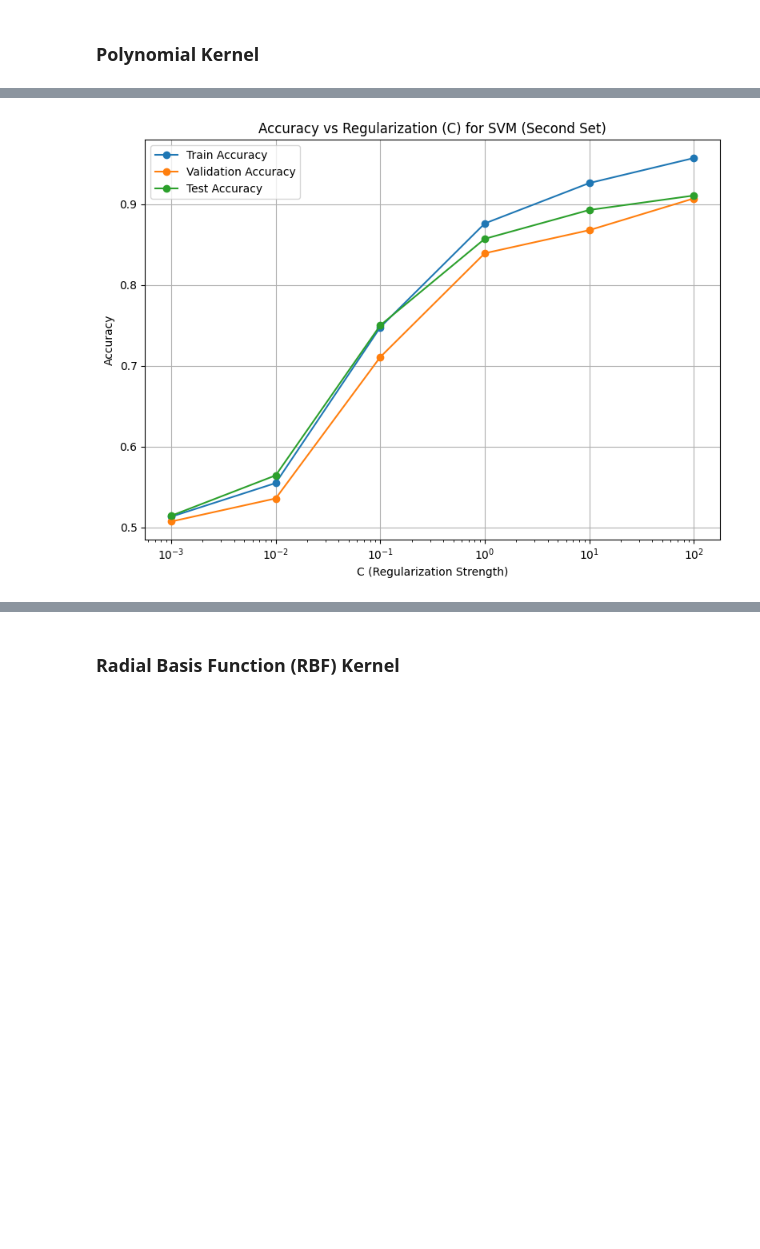
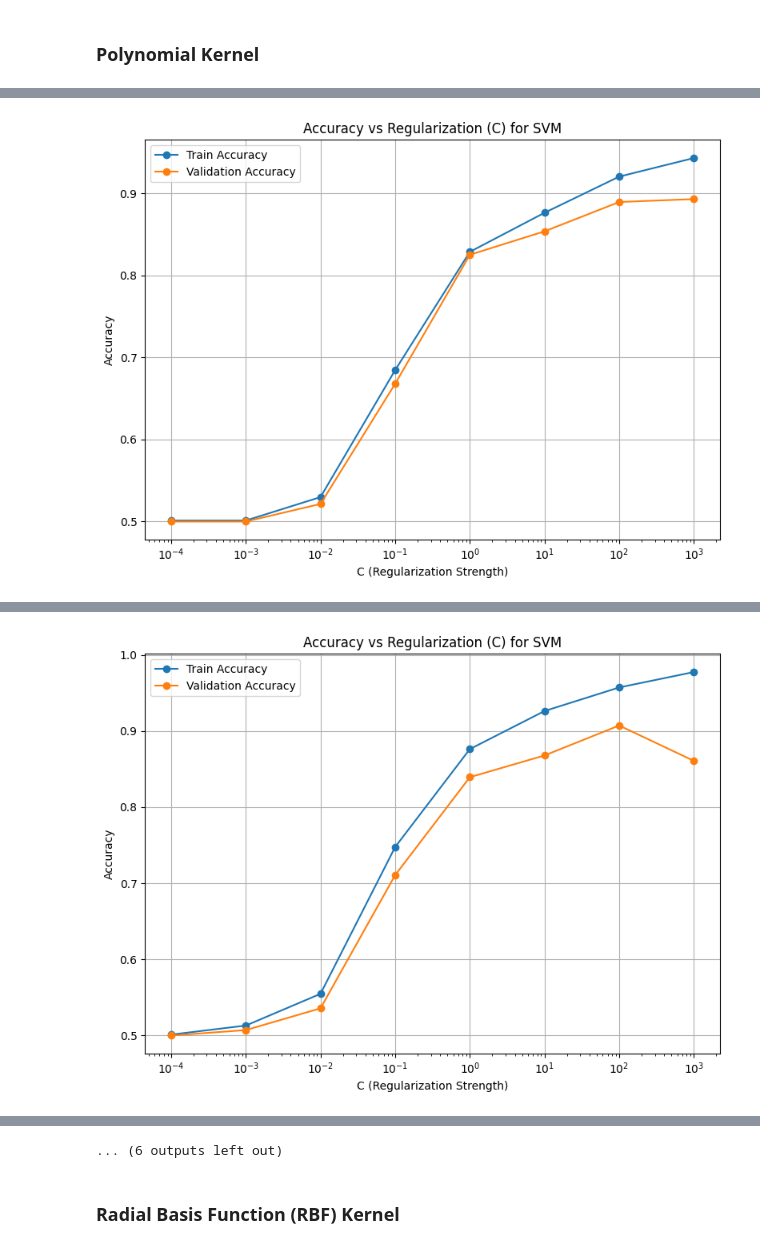
Before and after one commit to cjin0711/final-project, a Jupyter notebook: models/SVM.ipynb, the cells around one changed output, grey strips where cells are left out. Cells and saved outputs as stored; diff of their text form; code cells hidden in the pictures; blank space fills up the shorter version.

```diff
--- a/models/SVM.ipynb
+++ b/models/SVM.ipynb
@@ -129,5 +214,5 @@ Regularization Values (C)
 # %%
-c_values = [0.001, 0.01, 0.1, 1, 10, 100]
+c_values = [0.0001, 0.001, 0.01, 0.1, 1, 10, 100, 1000]
 # %% [markdown]
 ### Linear Kernel
 # %%
@@ -197,54 +242,44 @@ Test Accuracy: 0.9285714285714286
 # %% [markdown]
 ### Polynomial Kernel
 # %%
-from sklearn import svm
 
-for c in c_values:
-    # initialize svc
-    svm_polynomial = svm.SVC(kernel='poly', C=c, degree=3)
+# ------------------ Relationship between c-value and Accuracy --------------------------
 
-    # train model / fit to training data
-    svm_polynomial.fit(X_train, y_train)
+# Goal: Find best c-value
 
-    print(f'C={c}:')
+# Degree = 2
+train_svm('poly', c_values, 2)
 
-    # train accuracy
-    train_prediction = svm_polynomial.predict(X_train)
-    train_accuracy = np.mean(train_prediction == y_train)
-    print(f'Train Accuracy: {train_accuracy}')
+# Degree = 3
+train_svm('poly', c_values, 3)
 
-    # validation accuracy
-    val_prediction = svm_polynomial.predict(X_val)
-    val_accuracy = np.mean(val_prediction == y_val)
-    print(f'Validation Accuracy: {val_accuracy}')
+# Degree = 4
+train_svm('poly', c_values, 4)
 
-    # test accuracy
-    test_prediction = svm_polynomial.predict(X_test)
-    test_accuracy = np.mean(test_prediction == y_test)
-    print(f'Test Accuracy: {test_accuracy}\n')
+# Degree = 5
+train_svm('poly', c_values, 5)
 
-    # # make prediction based on X_val (new data)
-    # prediction = svm_polynomial.predict(X_test)
+# Degree = 6
+train_svm('poly', c_values, 6)
 
-    # # measure accuracy
-    # accuracy = np.mean(prediction == y_test)
-    # print(f'C={c}: {accuracy}')
+# Degree = 7
+train_svm('poly', c_values, 7)
 
-train_accuracies_2 = [0.513095238095238, 0.5547619047619048, 0.7476190476190476, 0.8761904761904762, 0.9261904761904762, 0.9571428571428572]
-val_accuracies_2 = [0.5071428571428571, 0.5357142857142857, 0.7107142857142857, 0.8392857142857143, 0.8678571428571429, 0.9071428571428571]
-test_accuracies_2 = [0.5142857142857142, 0.5642857142857143, 0.75, 0.8571428571428571, 0.8928571428571429, 0.9107142857142857]
+# Degree = 8
+train_svm('poly', c_values, 8)
 
-# Plot
-plt.figure(figsize=(8, 6))
-plt.plot(c_values, train_accuracies_2, marker='o', label='Train Accuracy')
-plt.plot(c_values, val_accuracies_2, marker='o', label='Validation Accuracy')
-plt.plot(c_values, test_accuracies_2, marker='o', label='Test Accuracy')
-plt.xscale('log')
-plt.xlabel('C (Regularization Strength)')
-plt.ylabel('Accuracy')
-plt.title('Accuracy vs Regularization (C) for SVM (Second Set)')
-plt.legend()
-plt.grid(True)
-plt.tight_layout()
-plt.show()
+# Degree = 9
+train_svm('poly', c_values, 9)
+
+
+#------------------- Relationship between degree and Accuracy --------------------------
+
+# Goal: Use best c-value to find best degree through Degree vs. Train and Validate Accuracy
+
+degrees = [2,3,4,5,6,7,8,9]
+train_svm_by_degree(c_values[6], degrees)
+
+
+# FINAL CONCLUSION
+# -> c = 100 generates highest validation accuracy along with degree = 3
 # %% [output]
@@ -268 +306 @@ Test Accuracy: 0.9107142857142857
-[figure, old version]
+[figure, new version]
@@ -268,0 +327 @@ Test Accuracy: 0.9107142857142857
+[figure, added]
@@ -269,3 +412,4 @@ Test Accuracy: 0.9107142857142857
+... (6 outputs left out)
 # %% [markdown]
 ### Radial Basis Function (RBF) Kernel
 # %%
```
Also changed, not shown: parts of 12 cells of this notebook, 2 other files.
